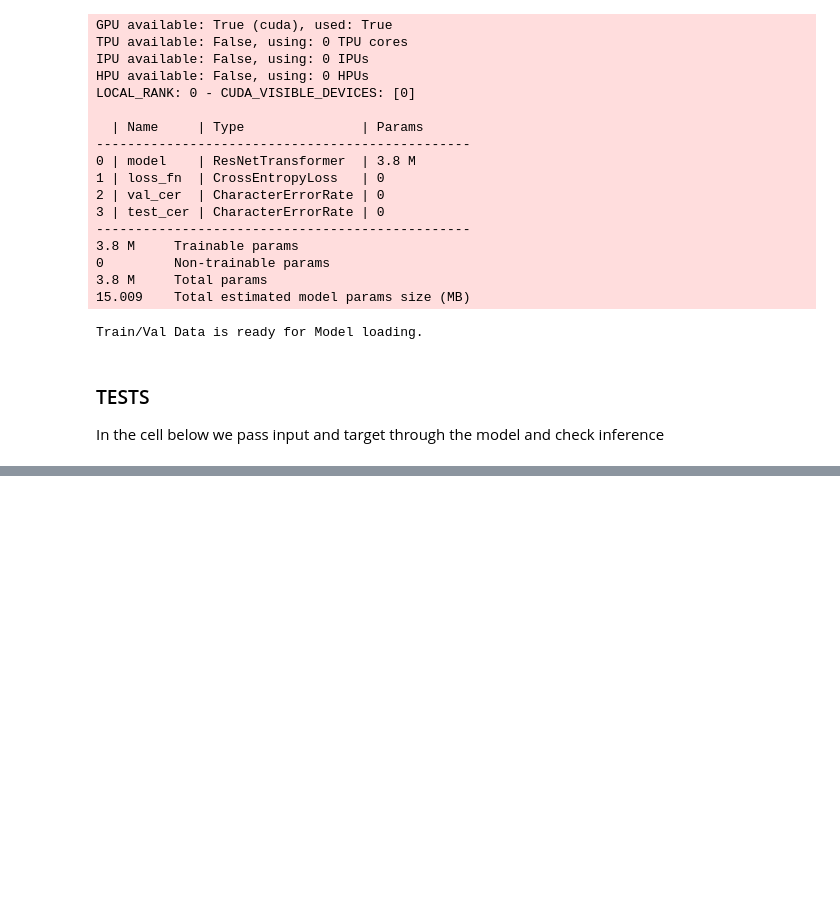
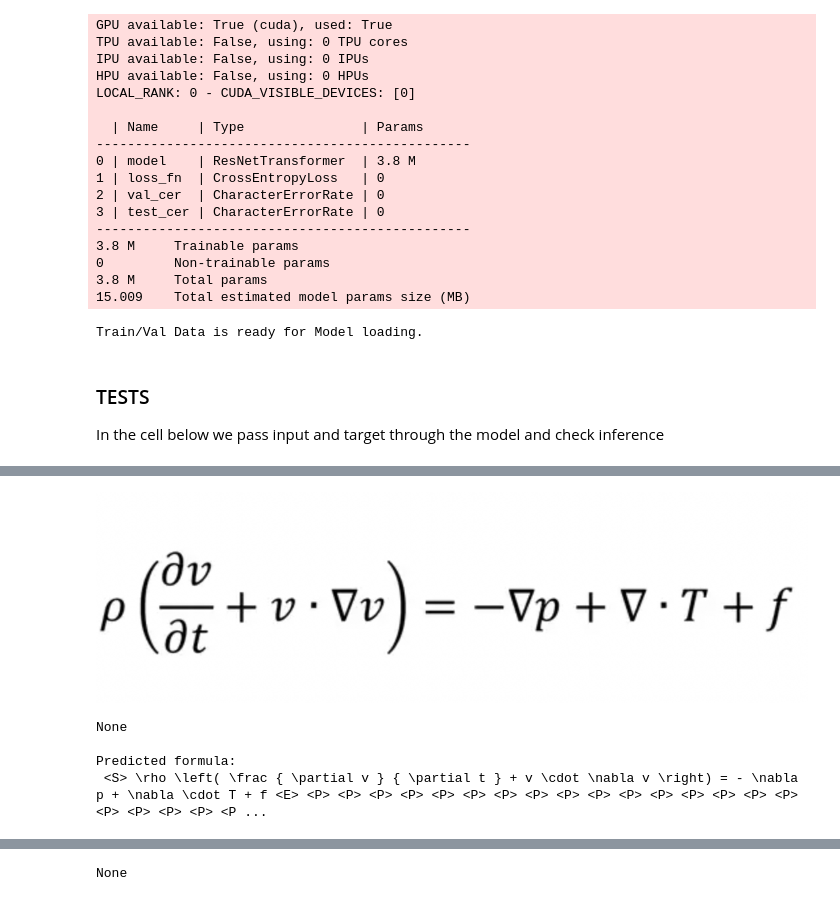
Before and after one commit to gmarus777/image-to-tex-OCR, a Jupyter notebook: Jupyter_Notebooks/GPC_MODEL1_character_tokenizer.ipynb, the cells around one changed output, grey strips where cells are left out. Saved outputs shown, nothing was run; the diff lists cells and outputs as text; code cells hidden in the pictures; blank space fills up the shorter version.

```diff
--- a/Jupyter_Notebooks/GPC_MODEL1_character_tokenizer.ipynb
+++ b/Jupyter_Notebooks/GPC_MODEL1_character_tokenizer.ipynb
@@ -202,0 +220,19 @@ transform(dataset.data_train[1][0])
+# %%
+### ALB
+
+my_image_path= "Jupyter_Notebooks/test_photos/screenshot_3.png"
+my_image = Image.open(my_image_path).convert("L")
+my_image_tensor = dataset.image_transform_test(image=np.array(my_image))['image']
+print(display(my_image))
+print('\nPredicted formula:')
+with torch.no_grad():
+    model.eval()
+    my_prediction =  model.predict(my_image_tensor.unsqueeze(0).to(dev))
+print(token_to_strings(my_prediction))
+print(display(Math(token_to_strings(my_prediction))))
+# %% [output]
+[figure, added]
+None
+
+Predicted formula:
+ <S> \rho \left( \frac { \partial v } { \partial t } + v \cdot \nabla v \right) = - \nabla p + \nabla \cdot T + f <E> <P> <P> <P> <P> <P> <P> <P> <P> <P> <P> <P> <P> <P> <P> <P> <P> <P> <P> <P> <P> <P ...
@@ -202,0 +240 @@ transform(dataset.data_train[1][0])
+None
```
Also changed, not shown: parts of 11 cells of this notebook.
